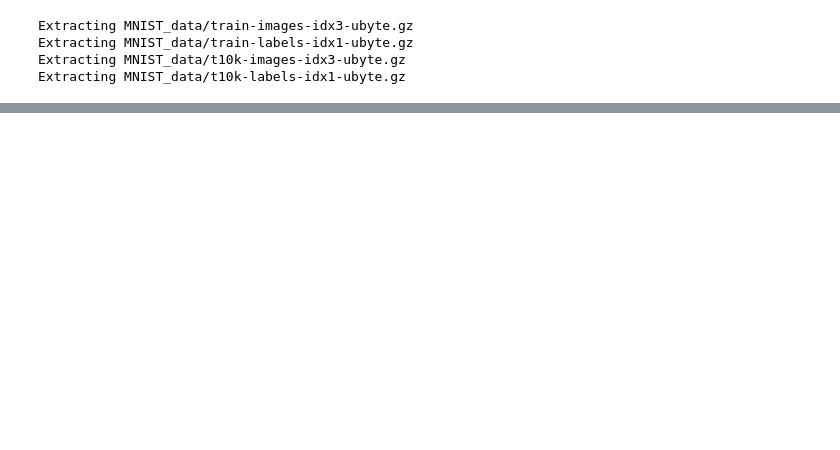
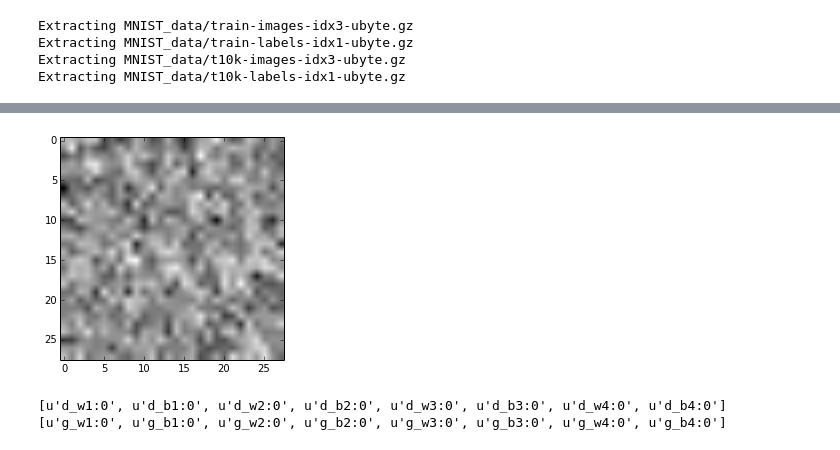
Before and after one commit to nkumarrai/deep_learning, a Jupyter notebook: gan/mnist_gan.ipynb, the cells around one changed output, grey strips where cells are left out. Cells and saved outputs as stored; diff of their text form; code cells hidden in the pictures; blank space fills up the shorter version.

```diff
--- a/gan/mnist_gan.ipynb
+++ b/gan/mnist_gan.ipynb
@@ -59,0 +109,15 @@ def discriminator(images, reuse_variables=None):
+# %%
+z_dimensions = 100
+z_placeholder = tf.placeholder(tf.float32, [None, z_dimensions])
+
+generated_image_output = generator(z_placeholder, 1, z_dimensions)
+z_batch = np.random.normal(0, 1, [1, z_dimensions])
+
+with tf.Session() as sess:
+    sess.run(tf.global_variables_initializer())
+    generated_image = sess.run(generated_image_output,
+                                feed_dict={z_placeholder: z_batch})
+    generated_image = generated_image.reshape([28, 28])
+    plt.imshow(generated_image, cmap='Greys')
+# %% [output]
+[figure, added]
@@ -59,0 +148,11 @@ def discriminator(images, reuse_variables=None):
+# %%
+tvars = tf.trainable_variables()
+
+d_vars = [var for var in tvars if 'd_' in var.name]
+g_vars = [var for var in tvars if 'g_' in var.name]
+
+print([v.name for v in d_vars])
+print([v.name for v in g_vars])
+# %% [output]
+[u'd_w1:0', u'd_b1:0', u'd_w2:0', u'd_b2:0', u'd_w3:0', u'd_b3:0', u'd_w4:0', u'd_b4:0']
+[u'g_w1:0', u'g_b1:0', u'g_w2:0', u'g_b2:0', u'g_w3:0', u'g_b3:0', u'g_w4:0', u'g_b4:0']
```
Also changed, not shown: parts of 9 cells of this notebook, 3 other files.
